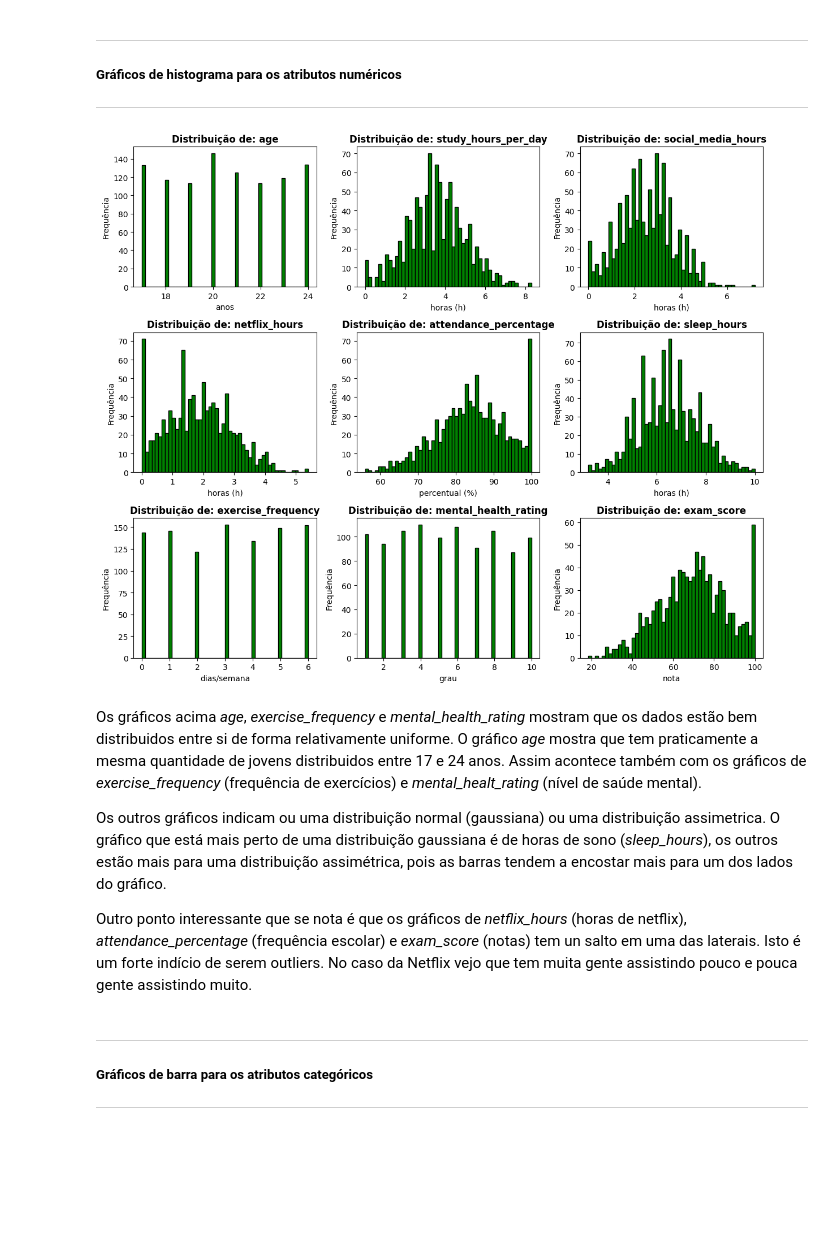
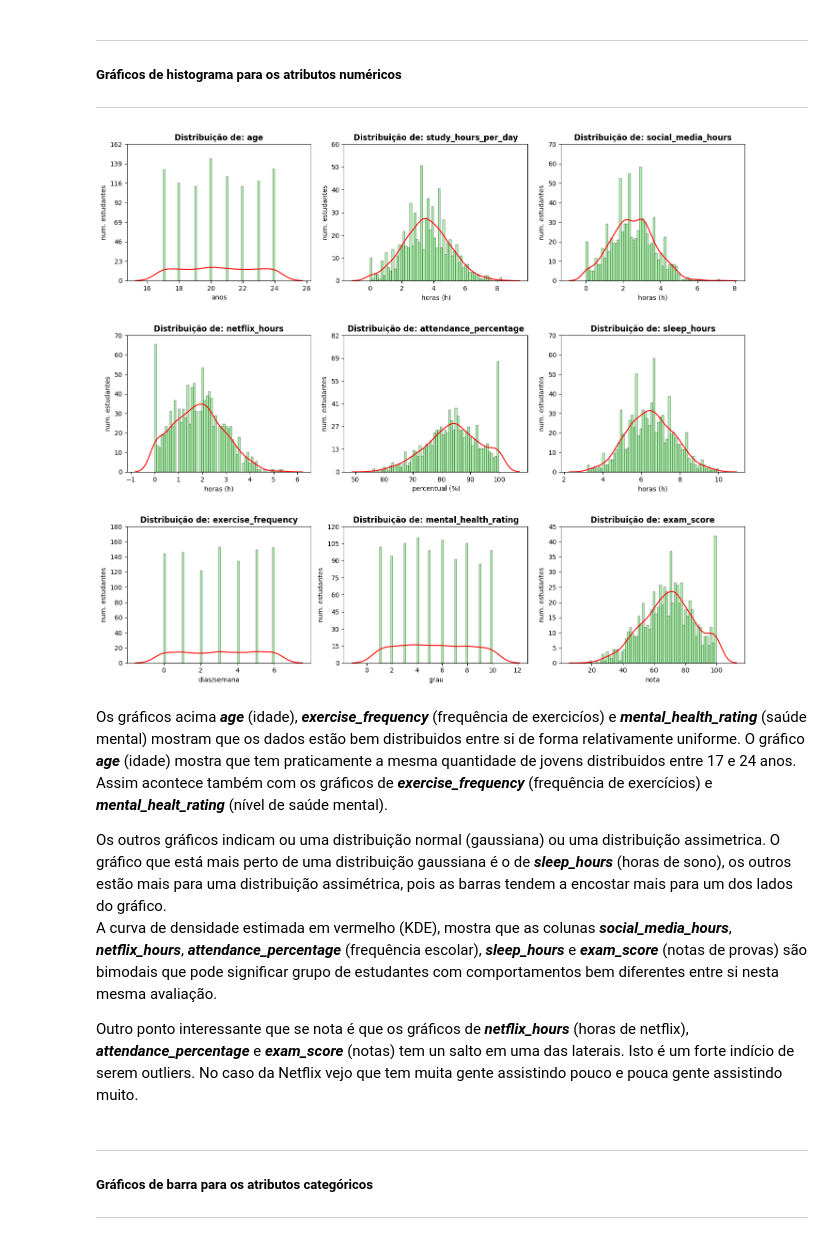
Before and after one commit to Dell-Marco/MVP_S2, a Jupyter notebook: MVP2_Habitos_vs_Desempenho_acadêmico_de_alunos.ipynb, the cells around one changed output. Drawn from its saved outputs; the diff is of its cells as text; code cells hidden in the pictures; blank space fills up the shorter version.

```diff
--- a/MVP2_Habitos_vs_Desempenho_acadêmico_de_alunos.ipynb
+++ b/MVP2_Habitos_vs_Desempenho_acadêmico_de_alunos.ipynb
@@ -607,39 +662,53 @@ Lista dos atributos categóricos
 
 ---
 # %%
-plt.figure(figsize=(12,10))
+plt.figure(figsize=(14,12))
+from matplotlib import colors
 
 # Este loop é pra colocar a legenda do X (xlabel) no gráfico correto.
 for i in range(9):
     plt.subplot(3, 3, i+1)  # subplot index i começa com 0
-    plt.hist(df[col_numericas[i]],bins=50, color='green', edgecolor='black')
+
+    ax = sns.histplot(df[col_numericas[i]], bins=60, stat="density", fill=True, color ='lightgreen', edgecolor='black')
+    sns.kdeplot(df[col_numericas[i]], color="r") # mostra a linha KDE
+
+    y_ticks = ax.get_yticks()
+    ax.set_yticks(y_ticks)  # Fixando os ticks explicitamente
+    ax.set_yticklabels([f'{int(y*100)}' for y in y_ticks])
+
     plt.title(f'Distribuição de: {col_numericas[i]}', fontweight='bold')
-    plt.ylabel('Frequência')
+    plt.ylabel('num. estudantes')
 
-    match i:  # Seleciona o atributo o atributos para colocar a legenda correspondente
+    match i:  # Seleciona o atributo o atributos para colocar a legenda correspondente e a escala do eixo Y
         case 0:
             plt.xlabel('anos')
+            ax.set_yticklabels([f'{int(y*116)}' for y in y_ticks])
         case 4:
             plt.xlabel('percentual (%)')
+            ax.set_yticklabels([f'{int(y*690)}' for y in y_ticks])
         case 6:
             plt.xlabel('dias/semana')
         case 7:
             plt.xlabel('grau')
+            ax.set_yticklabels([f'{int(y*150)}' for y in y_ticks])
         case 8:
             plt.xlabel('nota')
+            ax.set_yticklabels([f'{int(y*1000)}' for y in y_ticks])
         case _:
             plt.xlabel('horas (h)')
 
 plt.tight_layout()
+plt.subplots_adjust(hspace=0.4)
 plt.show()
 # %% [output]
-[figure, old version]
+[figure, new version]
 # %% [markdown]
-Os gráficos acima *age*, *exercise_frequency* e *mental_health_rating* mostram que os dados estão bem distribuidos entre si de forma relativamente uniforme. O gráfico *age* mostra que tem praticamente a mesma quantidade de jovens distribuidos entre 17 e 24 anos. Assim acontece também com os gráficos de *exercise_frequency* (frequência de exercícios) e *mental_healt_rating* (nível de saúde mental).
+Os gráficos acima ***age*** (idade), ***exercise_frequency*** (frequência de exercicíos) e ***mental_health_rating*** (saúde mental) mostram que os dados estão bem distribuidos entre si de forma relativamente uniforme. O gráfico ***age*** (idade) mostra que tem praticamente a mesma quantidade de jovens distribuidos entre 17 e 24 anos. Assim acontece também com os gráficos de ***exercise_frequency*** (frequência de exercícios) e ***mental_healt_rating*** (nível de saúde mental).
 
-Os outros gráficos indicam ou uma distribuição normal (gaussiana) ou uma distribuição assimetrica. O gráfico que está mais perto de uma distribuição gaussiana é de horas de sono (*sleep_hours*), os outros estão mais para uma distribuição assimétrica, pois as barras tendem a encostar mais para um dos lados do gráfico.
+Os outros gráficos indicam ou uma distribuição normal (gaussiana) ou uma distribuição assimetrica. O gráfico que está mais perto de uma distribuição gaussiana é o de ***sleep_hours*** (horas de sono), os outros estão mais para uma distribuição assimétrica, pois as barras tendem a encostar mais para um dos lados do gráfico.<br>
+A curva de densidade estimada em vermelho (KDE), mostra que as colunas ***social_media_hours***, ***netflix_hours***, ***attendance_percentage*** (frequência escolar), ***sleep_hours*** e ***exam_score*** (notas de provas) são bimodais que pode significar grupo de estudantes com comportamentos bem diferentes entre si nesta mesma avaliação.
 
-Outro ponto interessante que se nota é que os gráficos de *netflix_hours* (horas de netflix), *attendance_percentage* (frequência escolar) e *exam_score* (notas) tem un salto em uma das laterais. Isto é um forte indício de serem outliers. No caso da Netflix vejo que tem muita gente assistindo pouco e pouca gente assistindo muito.
+Outro ponto interessante que se nota é que os gráficos de ***netflix_hours*** (horas de netflix), ***attendance_percentage*** e ***exam_score*** (notas) tem un salto em uma das laterais. Isto é um forte indício de serem outliers. No caso da Netflix vejo que tem muita gente assistindo pouco e pouca gente assistindo muito.
 # %% [markdown]
 
 
```
Also changed, not shown: parts of 73 cells of this notebook.
